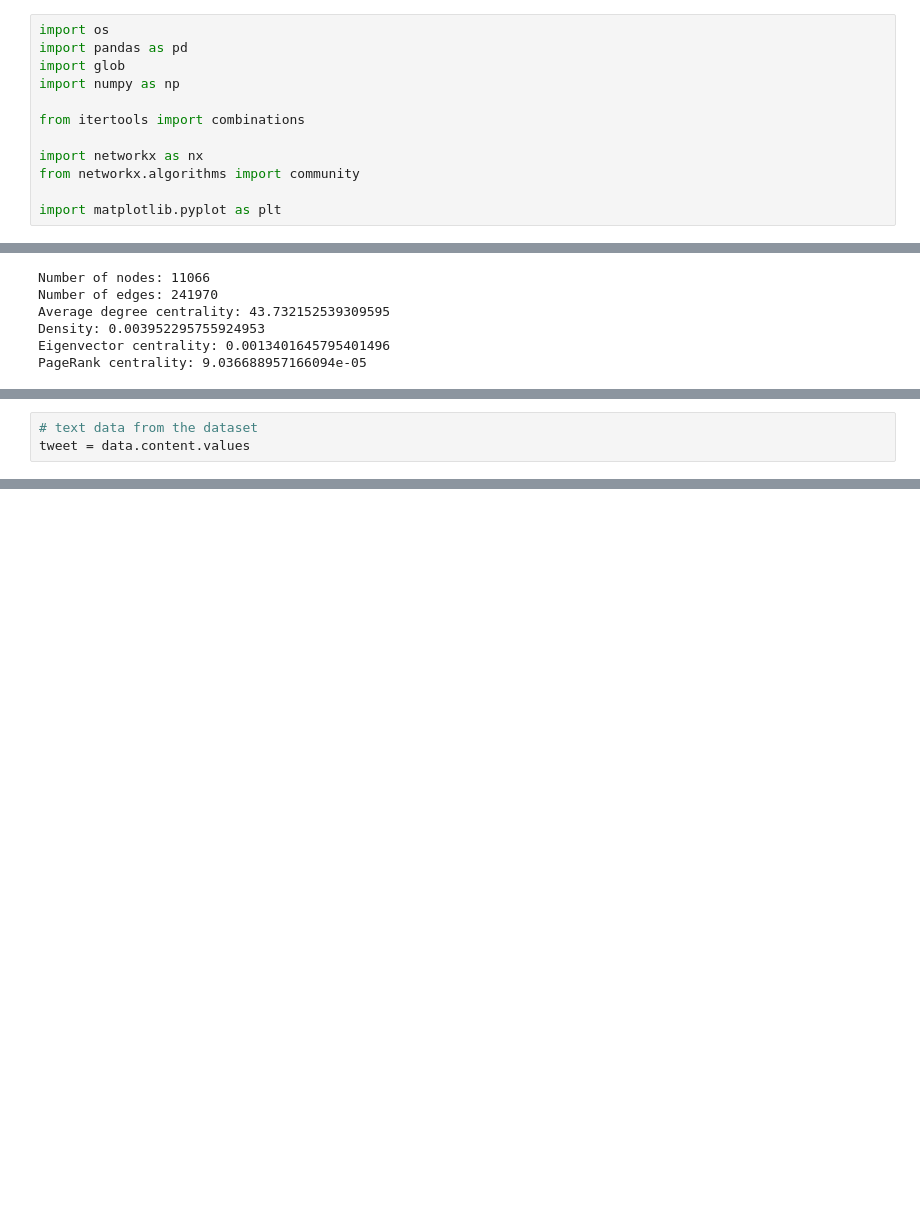
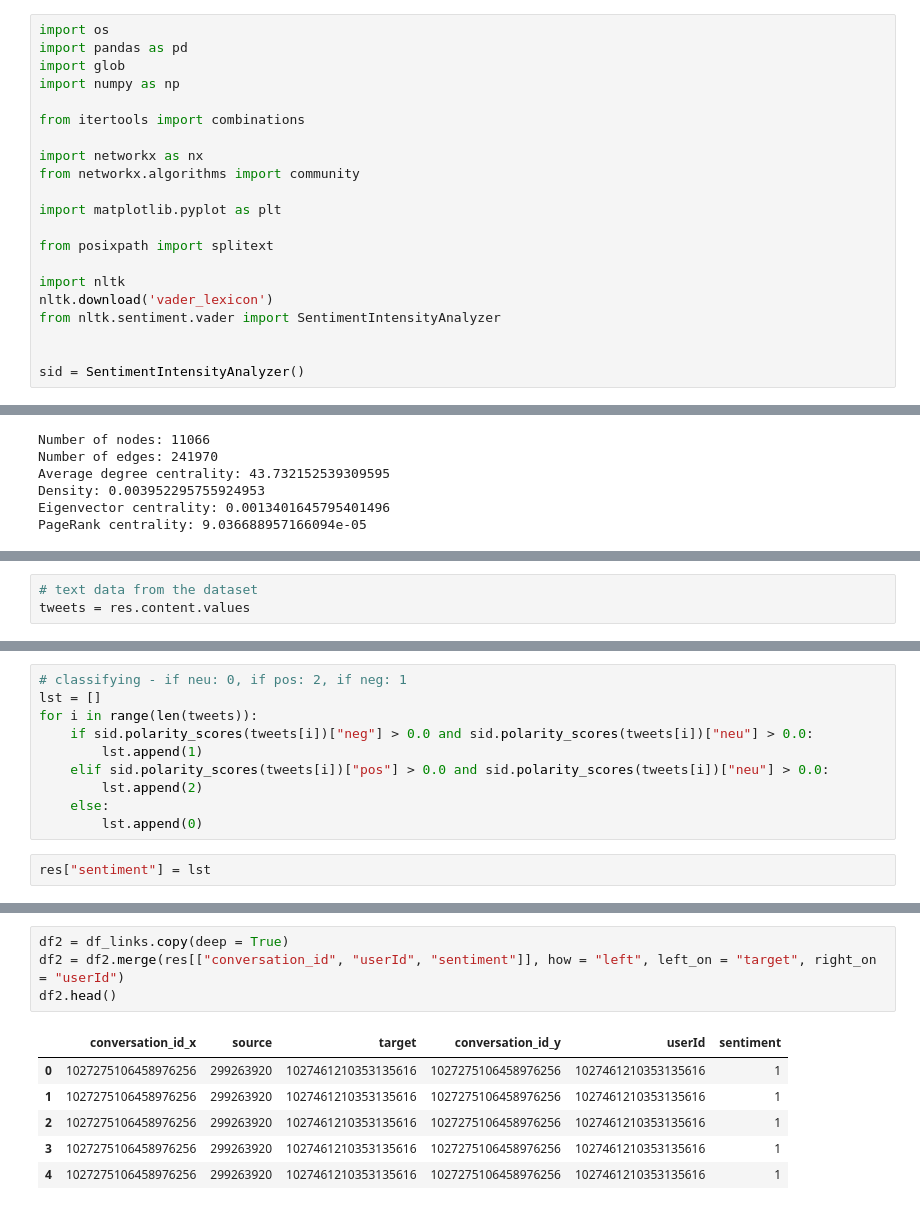
Before and after one commit to marilin99/Net_sci_sports, a Jupyter notebook: Network analysis/test.ipynb, the cells around one changed output, grey strips where cells are left out. Drawn from its saved outputs; the diff is of its cells as text; blank space fills up the shorter version.

```diff
--- a/Network analysis/test.ipynb
+++ b/Network analysis/test.ipynb
@@ -10,3 +10,12 @@ import networkx as nx
 from networkx.algorithms import community
 
 import matplotlib.pyplot as plt
+
+from posixpath import splitext
+
+import nltk
+nltk.download('vader_lexicon')
+from nltk.sentiment.vader import SentimentIntensityAnalyzer
+
+
+sid = SentimentIntensityAnalyzer()
@@ -240,3 +278,3 @@ PageRank centrality: 9.036688957166094e-05
 # %%
 # text data from the dataset
-tweet = data.content.values
+tweets = res.content.values
@@ -274,0 +299,12 @@ Sentiment(polarity=0.0, subjectivity=0.0)
+# %%
+# classifying - if neu: 0, if pos: 2, if neg: 1
+lst = []
+for i in range(len(tweets)):
+    if sid.polarity_scores(tweets[i])["neg"] > 0.0 and sid.polarity_scores(tweets[i])["neu"] > 0.0:
+        lst.append(1)
+    elif sid.polarity_scores(tweets[i])["pos"] > 0.0 and sid.polarity_scores(tweets[i])["neu"] > 0.0:
+        lst.append(2)
+    else:
+        lst.append(0)
+# %%
+res["sentiment"] = lst
@@ -274,0 +366,11 @@ Sentiment(polarity=0.0, subjectivity=0.0)
+# %%
+df2 = df_links.copy(deep = True)
+df2 = df2.merge(res[["conversation_id", "userId", "sentiment"]], how = "left", left_on = "target", right_on = "userId")
+df2.head()
+# %% [output]
+|  | conversation_id_x | source | target | conversation_id_y | userId | sentiment |
+| 0 | 1027275106458976256 | 299263920 | 1027461210353135616 | 1027275106458976256 | 1027461210353135616 | 1 |
+| 1 | 1027275106458976256 | 299263920 | 1027461210353135616 | 1027275106458976256 | 1027461210353135616 | 1 |
+| 2 | 1027275106458976256 | 299263920 | 1027461210353135616 | 1027275106458976256 | 1027461210353135616 | 1 |
+| 3 | 1027275106458976256 | 299263920 | 1027461210353135616 | 1027275106458976256 | 1027461210353135616 | 1 |
+| 4 | 1027275106458976256 | 299263920 | 1027461210353135616 | 1027275106458976256 | 1027461210353135616 | 1 |
```
Also changed, not shown: parts of 35 cells of this notebook, 4 other files.
